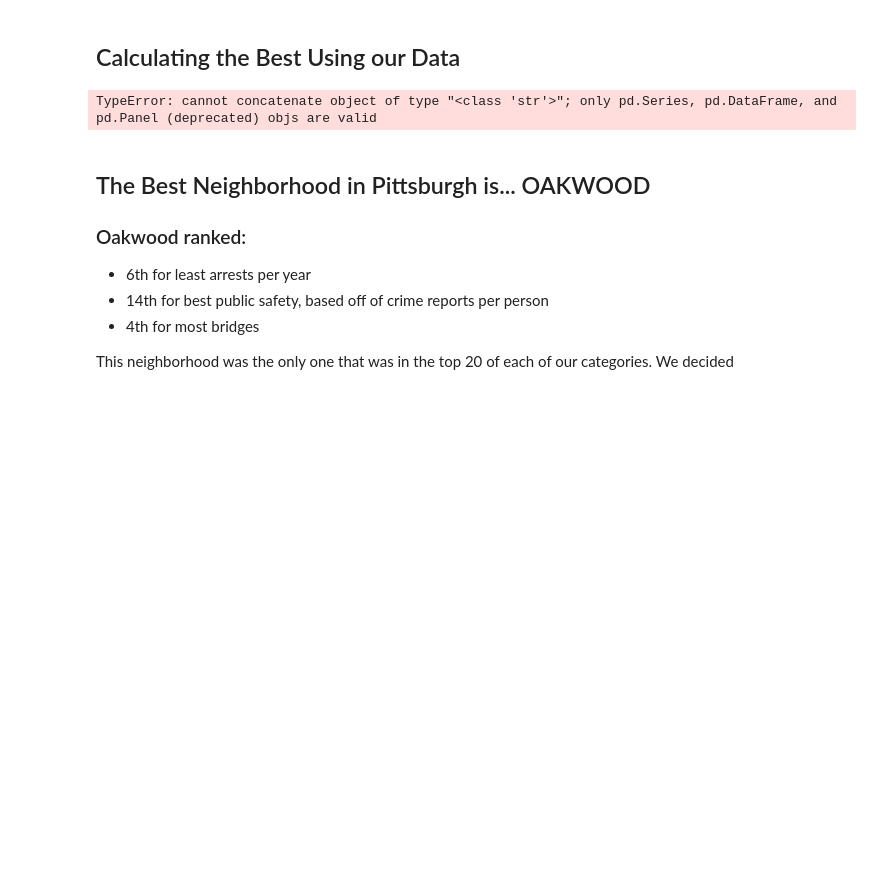
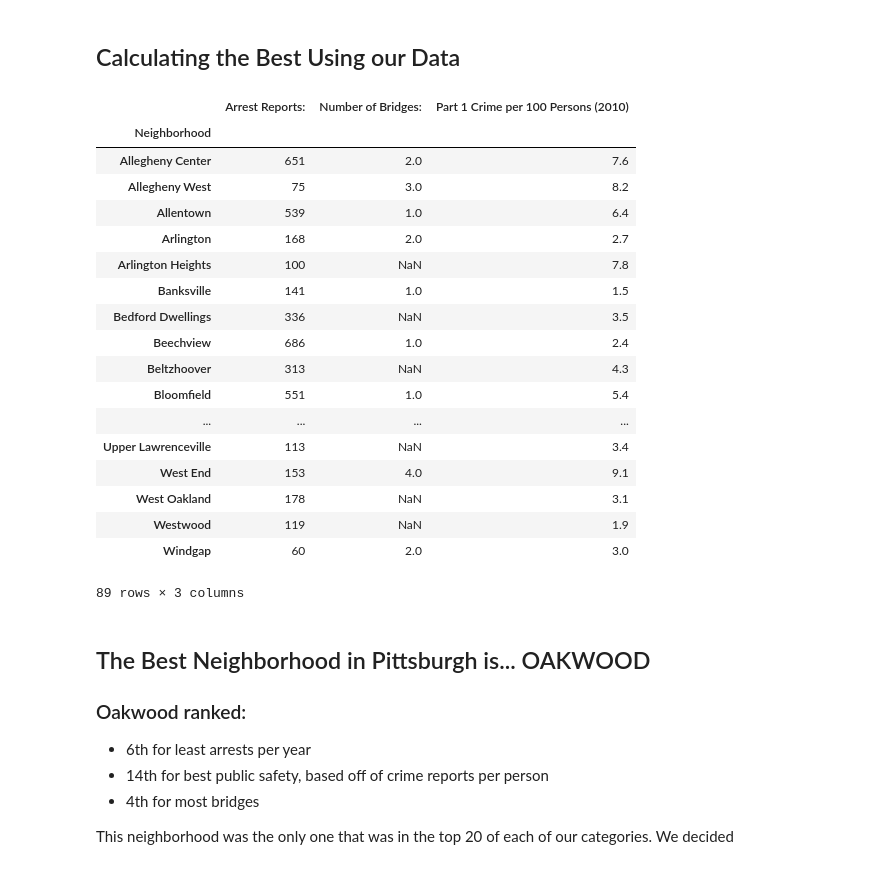
Before and after one commit to pats141/CMPINF_Final, a Jupyter notebook: Presentation.ipynb, the cells around one changed output. Cells and saved outputs as stored; diff of their text form; code cells hidden in the pictures; blank space fills up the shorter version.

```diff
--- a/Presentation.ipynb
+++ b/Presentation.ipynb
@@ -105,10 +105,31 @@ bridges.sort_index(axis = 0)
 # %% [markdown]
 ## Calculating the Best Using our Data
 # %%
-first = pd.concat([crime,bridges,str(safety_df),], axis=1, sort=False)
-first
+first = pd.concat([crime, bridges], axis=1, sort=False)
+first.index.name = "Neighborhood"
+mergedDf = first.merge(safety_df, left_index=True, right_on='Neighborhood')
+mergedDf.set_index("Neighborhood", inplace = True)
+mergedDf.sort_index(axis = 0)
 # %% [output]
+|  | Arrest Reports: | Number of Bridges: | Part 1 Crime per 100 Persons (2010) |
+| Neighborhood |  |  |  |
+| Allegheny Center | 651 | 2.0 | 7.6 |
+| Allegheny West | 75 | 3.0 | 8.2 |
+| Allentown | 539 | 1.0 | 6.4 |
+| Arlington | 168 | 2.0 | 2.7 |
+| Arlington Heights | 100 | NaN | 7.8 |
+| Banksville | 141 | 1.0 | 1.5 |
+| Bedford Dwellings | 336 | NaN | 3.5 |
+| Beechview | 686 | 1.0 | 2.4 |
+| Beltzhoover | 313 | NaN | 4.3 |
+| Bloomfield | 551 | 1.0 | 5.4 |
+| ... | ... | ... | ... |
+| Upper Lawrenceville | 113 | NaN | 3.4 |
+| West End | 153 | 4.0 | 9.1 |
+| West Oakland | 178 | NaN | 3.1 |
+| Westwood | 119 | NaN | 1.9 |
+| Windgap | 60 | 2.0 | 3.0 |
-TypeError: cannot concatenate object of type "<class 'str'>"; only pd.Series, pd.DataFrame, and pd.Panel (deprecated) objs are valid
+89 rows × 3 columns
 # %% [markdown]
 ## The Best Neighborhood in Pittsburgh is... OAKWOOD
 ### Oakwood ranked:
```
